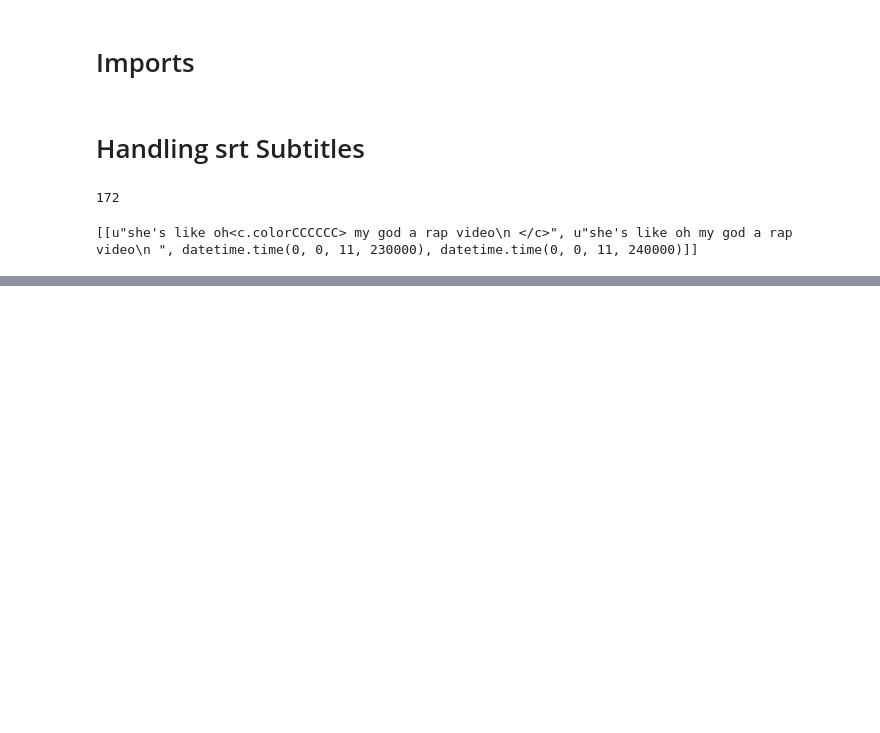
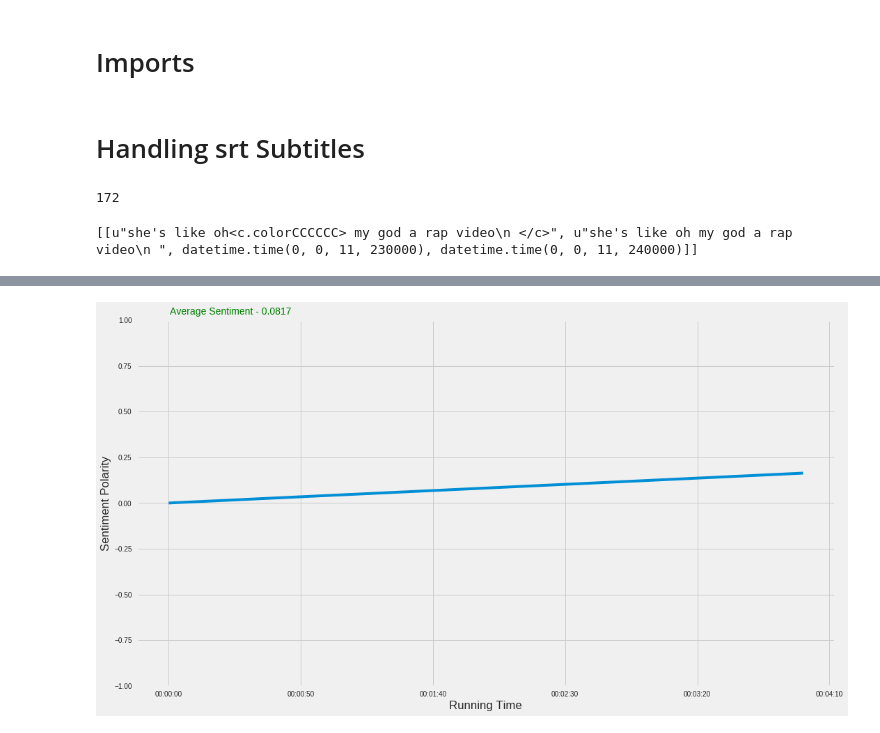
Before and after one commit to salevizo/multimodal_audio, a Jupyter notebook: Parser.ipynb, the cells around one changed output, grey strips where cells are left out. Saved outputs shown, nothing was run; the diff lists cells and outputs as text; code cells hidden in the pictures; blank space fills up the shorter version.

Commit message:
sentiment analysis with textblob

```diff
--- a/Parser.ipynb
+++ b/Parser.ipynb
@@ -7,3 +5,16 @@ import pysrt
+# %%
+import pysrt
+from datetime import date, datetime, timedelta, time
+import pysrt
+from textblob import TextBlob
+import matplotlib
+from matplotlib import style
+import matplotlib.pyplot as plt
+import seaborn as sns
+sns.set()
+%matplotlib inline
+matplotlib.rcParams['figure.figsize'] = (16.0, 9.0)
+style.use('fivethirtyeight')
 # %% [markdown]
 # Handling srt Subtitles
 # %%
@@ -33,3 +44,13 @@ print len(subtitles)
 print subtitles[0]
 # %% [output]
 [[u"she's like oh<c.colorCCCCCC> my god a rap video\n </c>", u"she's like oh my god a rap video\n ", datetime.time(0, 0, 11, 230000), datetime.time(0, 0, 11, 240000)]]
+# %%
+# Helper Function to create equally divided time intervals
+# start - Starting Time
+# end - Ending Time
+# delta - Interval Period
+def create_intervals(start, end, delta):
+    curr = start
+    while curr <= end:
+        curr = (datetime.combine(date.today(), curr) + delta).time()
+        yield curr
@@ -35,0 +97,19 @@ print subtitles[0]
+# %%
+# Utility to find average sentiment
+def average(y):
+    avg = float(sum(y))/len(y)
+    return avg
+# %%
+file='/home/mscuser/multimodal/multimodal_audio/Oxford University MBA - Student Interview - Jürgen Heeg-55y_6IKFvCI.en.srt'
+# %%
+x, y = get_sentiment(file)
+fig, ax = plt.subplots()
+plt.plot(x, y)
+#plt.title(file, fontsize=32)
+plt.ylim((-1, 1))
+plt.ylabel("Sentiment Polarity")
+plt.xlabel("Running Time")
+plt.text(.5, 1.03, "Average Sentiment - " + str(round(average(y), 4)), color="green")
+#ttl = ax.title
+ttl.set_position([.5, 1.05])
+# %% [output]
@@ -35,0 +118 @@ print subtitles[0]
+[figure, added]
```
Also changed, not shown: parts of 4 cells of this notebook, 1 other file.
